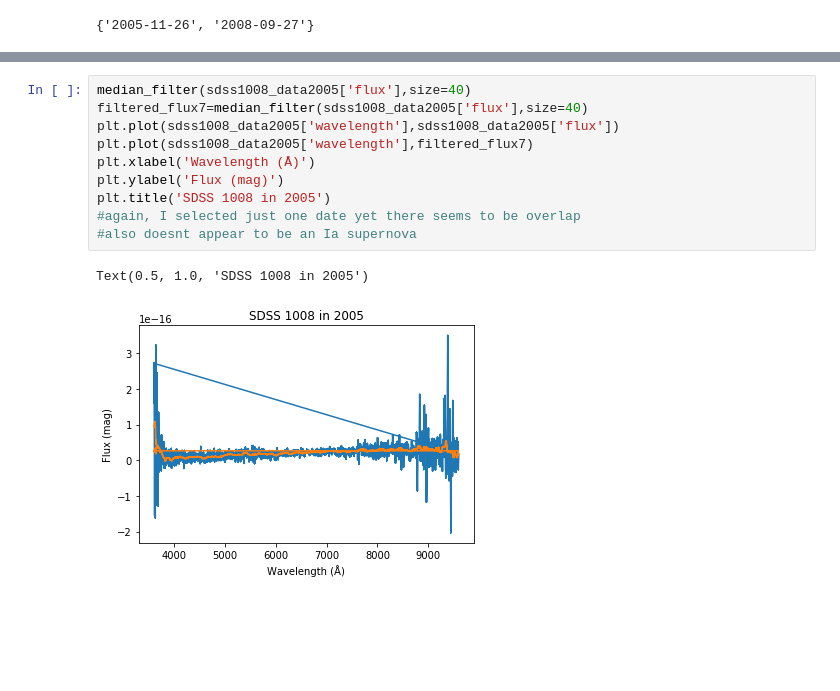
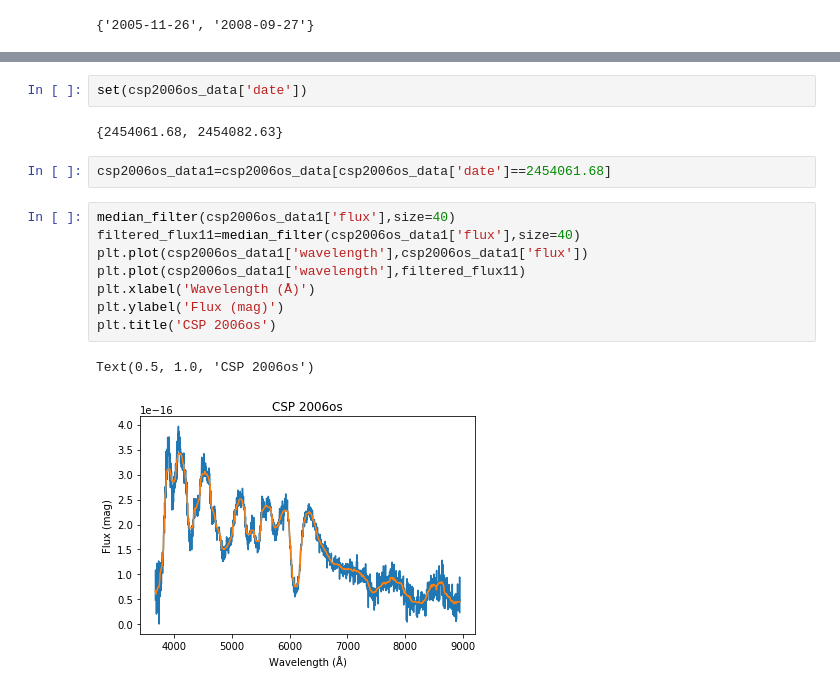
Before and after one commit to mwvgroup/SN-Spectral-Evolution, a Jupyter notebook: spectral_filtering.ipynb, the cells around one changed output, grey strips where cells are left out. Drawn from its saved outputs; the diff is of its cells as text; blank space fills up the shorter version.

```diff
--- a/spectral_filtering.ipynb
+++ b/spectral_filtering.ipynb
@@ -357,13 +378,17 @@ sdss1008_data2005=sdss1008_data[sdss1008_data['date']=='2005-11-26']
+# %%
+set(csp2006os_data['date'])
+# %% [output]
+{2454061.68, 2454082.63}
+# %%
+csp2006os_data1=csp2006os_data[csp2006os_data['date']==2454061.68]
 # %%
-median_filter(sdss1008_data2005['flux'],size=40)
-filtered_flux7=median_filter(sdss1008_data2005['flux'],size=40)
-plt.plot(sdss1008_data2005['wavelength'],sdss1008_data2005['flux'])
-plt.plot(sdss1008_data2005['wavelength'],filtered_flux7)
+median_filter(csp2006os_data1['flux'],size=40)
+filtered_flux11=median_filter(csp2006os_data1['flux'],size=40)
+plt.plot(csp2006os_data1['wavelength'],csp2006os_data1['flux'])
+plt.plot(csp2006os_data1['wavelength'],filtered_flux11)
 plt.xlabel('Wavelength (Å)')
 plt.ylabel('Flux (mag)')
-plt.title('SDSS 1008 in 2005')
-#again, I selected just one date yet there seems to be overlap
-#also doesnt appear to be an Ia supernova
+plt.title('CSP 2006os')
 # %% [output]
-Text(0.5, 1.0, 'SDSS 1008 in 2005')
+Text(0.5, 1.0, 'CSP 2006os')
-[figure, old version]
+[figure, new version]
```
Also changed, not shown: parts of 21 cells of this notebook.
